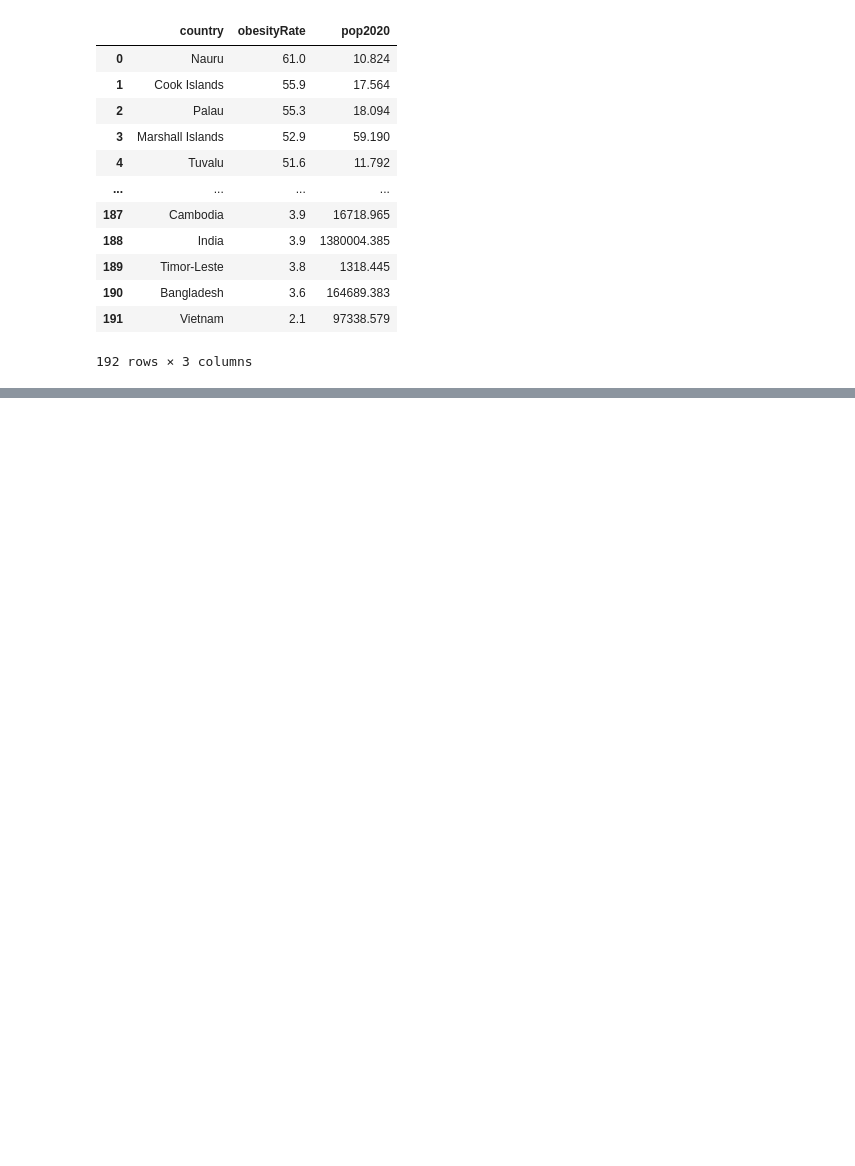
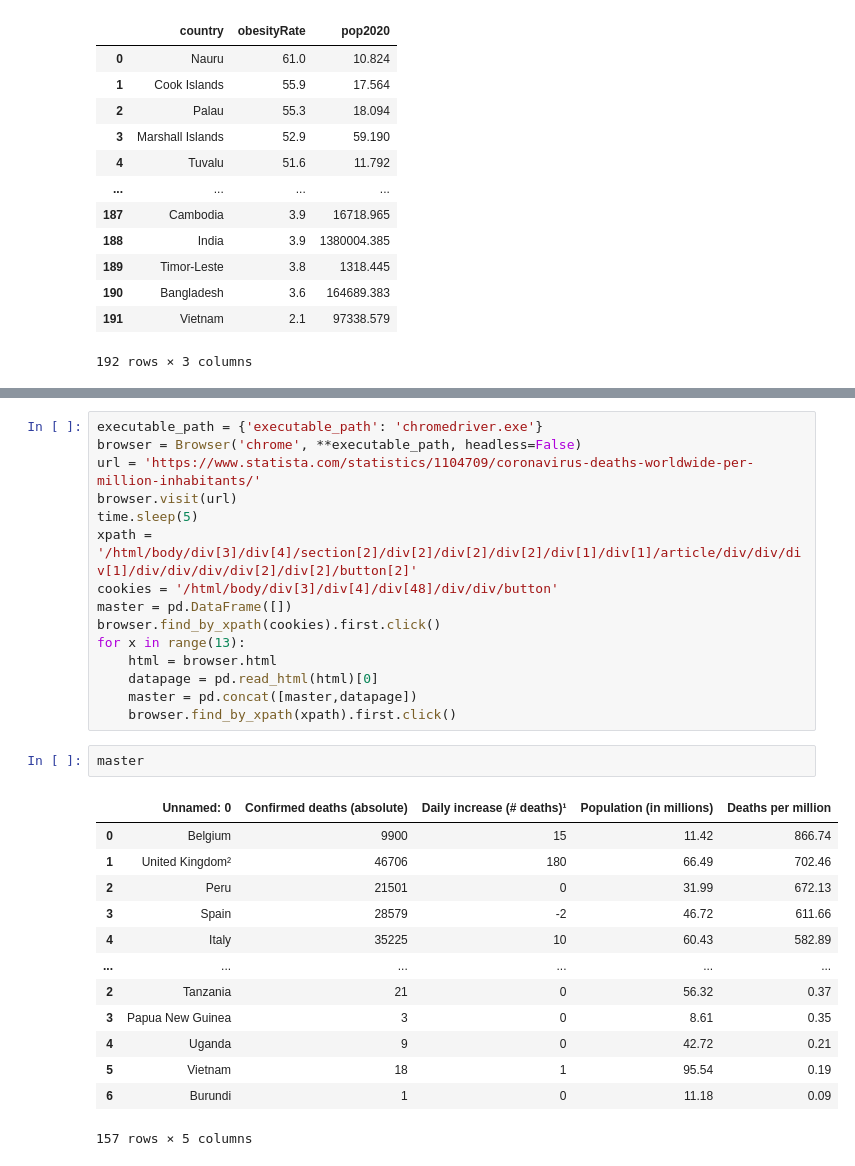
Before and after one commit to msflores10307/etl-project, a Jupyter notebook: Diabetes Prevalence.ipynb, the cells around one changed output, grey strips where cells are left out. Cells and saved outputs as stored; diff of their text form; blank space fills up the shorter version.

```diff
--- a/Diabetes Prevalence.ipynb
+++ b/Diabetes Prevalence.ipynb
@@ -117,0 +145,31 @@ Name: Population, Length: 166, dtype: float64
+# %%
+executable_path = {'executable_path': 'chromedriver.exe'}
+browser = Browser('chrome', **executable_path, headless=False)
+url = 'https://www.statista.com/statistics/1104709/coronavirus-deaths-worldwide-per-million-inhabitants/'
+browser.visit(url)
+time.sleep(5)
+xpath = '/html/body/div[3]/div[4]/section[2]/div[2]/div[2]/div[2]/div[1]/div[1]/article/div/div/div[1]/div/div/div/div[2]/div[2]/button[2]'
+cookies = '/html/body/div[3]/div[4]/div[48]/div/div/button'
+master = pd.DataFrame([])
+browser.find_by_xpath(cookies).first.click()
+for x in range(13):
+    html = browser.html
+    datapage = pd.read_html(html)[0]
+    master = pd.concat([master,datapage])
+    browser.find_by_xpath(xpath).first.click()
+# %%
+master
+# %% [output]
+|  | Unnamed: 0 | Confirmed deaths (absolute) | Daily increase (# deaths)¹ | Population (in millions) | Deaths per million |
+| 0 | Belgium | 9900 | 15 | 11.42 | 866.74 |
+| 1 | United Kingdom² | 46706 | 180 | 66.49 | 702.46 |
+| 2 | Peru | 21501 | 0 | 31.99 | 672.13 |
+| 3 | Spain | 28579 | -2 | 46.72 | 611.66 |
+| 4 | Italy | 35225 | 10 | 60.43 | 582.89 |
+| ... | ... | ... | ... | ... | ... |
+| 2 | Tanzania | 21 | 0 | 56.32 | 0.37 |
+| 3 | Papua New Guinea | 3 | 0 | 8.61 | 0.35 |
+| 4 | Uganda | 9 | 0 | 42.72 | 0.21 |
+| 5 | Vietnam | 18 | 1 | 95.54 | 0.19 |
+| 6 | Burundi | 1 | 0 | 11.18 | 0.09 |
+157 rows × 5 columns
```
Also changed, not shown: parts of 13 cells of this notebook.
